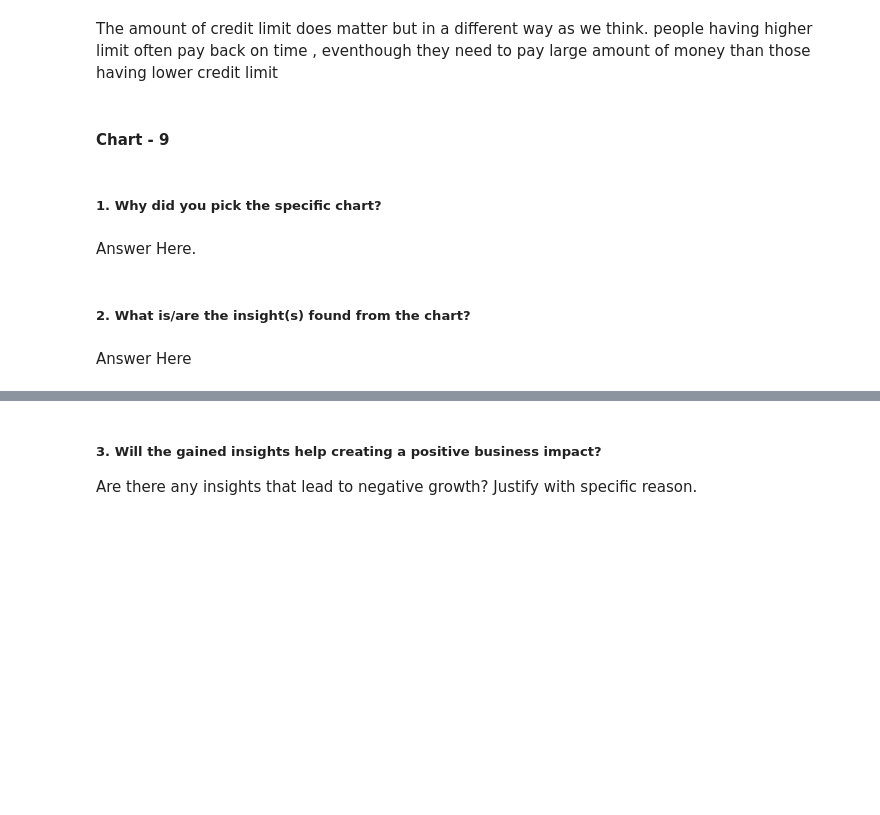
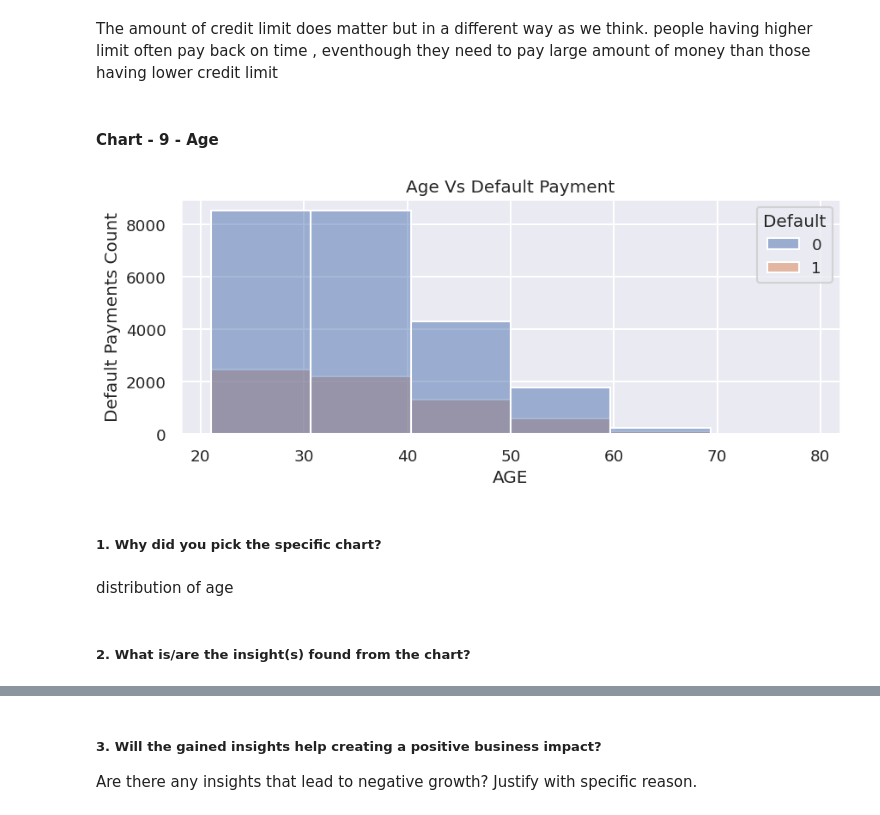
Before and after one commit to albin2122/Credit-Card-Default-Prediction, a Jupyter notebook: Credit_Card_Default_Prediction.ipynb, the cells around one changed output, grey strips where cells are left out. Cells and saved outputs as stored; diff of their text form; code cells hidden in the pictures; blank space fills up the shorter version.

```diff
--- a/Credit_Card_Default_Prediction.ipynb
+++ b/Credit_Card_Default_Prediction.ipynb
@@ -616,4 +616,4 @@ Are there any insights that lead to negative growth? Justify with specific reaso
 # %% [markdown]
 The amount of credit limit does matter but in a different way as we think. people having higher limit often pay back on time , eventhough they need to pay large amount of money than those having lower credit limit
 # %% [markdown]
-#### Chart - 9
+#### Chart - 9 - Age
@@ -622,8 +620,16 @@ The amount of credit limit does matter but in a different way as we think. peopl
+# %%
+# Chart - 9 visualization code
+# Age Vs Default Payment
+figsize=(12,12)
+hist = sns.histplot(data=credit_df, x='AGE', hue='Default', bins=6)
+hist.set(title='Age Vs Default Payment',ylabel='Default Payments Count')
+plt.tight_layout()
+plt.show()
+# %% [output]
+[figure, added]
 # %% [markdown]
 ##### 1. Why did you pick the specific chart?
-# %% [markdown]
-Answer Here.
+# %% [markdown]
+distribution of age
 # %% [markdown]
 ##### 2. What is/are the insight(s) found from the chart?
-# %% [markdown]
-Answer Here
```
Also changed, not shown: parts of 75 cells of this notebook.
